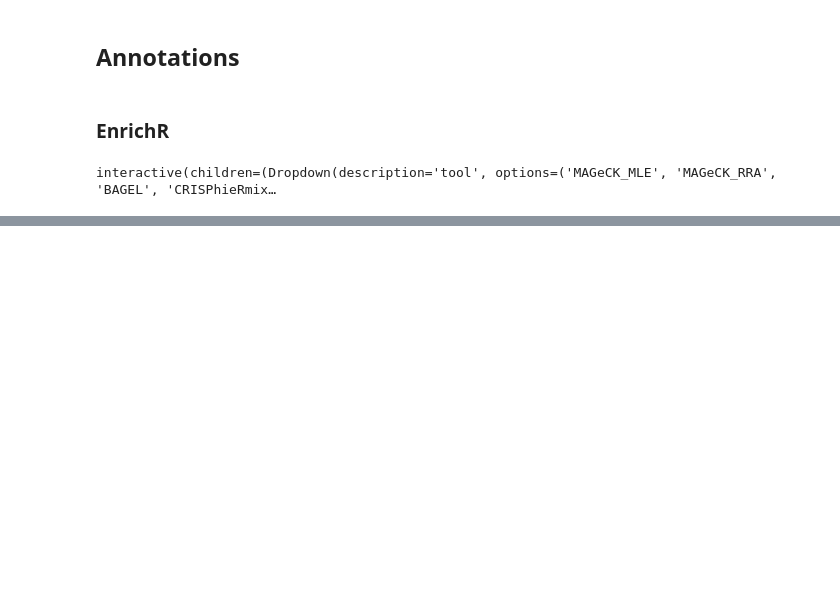
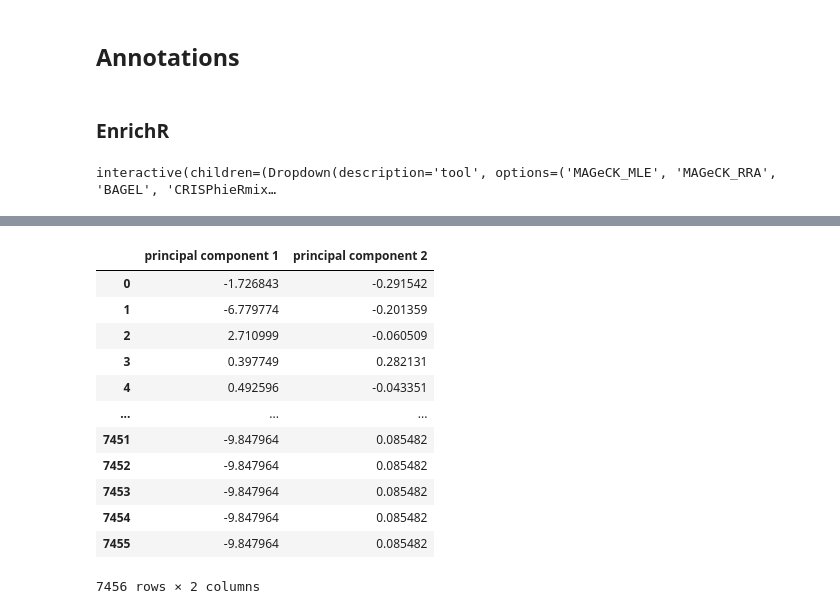
Before and after one commit to lobrylab/PitViper, a Jupyter notebook: PitViper/workflow/notebooks/Rapport.ipynb, the cells around one changed output, grey strips where cells are left out. Saved outputs shown, nothing was run; the diff lists cells and outputs as text; code cells hidden in the pictures; blank space fills up the shorter version.

```diff
--- a/PitViper/workflow/notebooks/Rapport.ipynb
+++ b/PitViper/workflow/notebooks/Rapport.ipynb
@@ -128,0 +138,49 @@ interactive(children=(Dropdown(description='baseline', options=('M07e-J18', 'M07
+# %%
+from sklearn.preprocessing import StandardScaler
+
+from sklearn.decomposition import PCA
+
+import matplotlib as figure
+
+def pca(token):
+    path_qc = "./data/{token}/screen.count.txt".format(token=token)
+    table = pd.read_csv(path_qc, sep='\t')
+
+    table.iloc[:, 2:] = table.iloc[:, 2:] +1
+    table.iloc[:, 2:] = table.iloc[:, 2:].apply(np.log2)
+
+    features = list(table.columns[2:])
+
+    x = table.loc[:, features].values
+
+    x = StandardScaler().fit_transform(x)
+
+    pca = PCA(n_components=2)
+
+    principalComponents = pca.fit_transform(x)
+
+    principalDf = pd.DataFrame(data = principalComponents
+             , columns = ['principal component 1', 'principal component 2'])
+
+#     fig = plt.figure.Figure(figsize = (8,8))
+#     ax = fig.add_subplot(1,1,1)
+#     fig = ax.scatter(principalDf)
+
+    return principalDf
+
+
+pca('CRISPRi_countFrom_bam')
+# %% [output]
+|  | principal component 1 | principal component 2 |
+| 0 | -1.726843 | -0.291542 |
+| 1 | -6.779774 | -0.201359 |
+| 2 | 2.710999 | -0.060509 |
+| 3 | 0.397749 | 0.282131 |
+| 4 | 0.492596 | -0.043351 |
+| ... | ... | ... |
+| 7451 | -9.847964 | 0.085482 |
+| 7452 | -9.847964 | 0.085482 |
+| 7453 | -9.847964 | 0.085482 |
+| 7454 | -9.847964 | 0.085482 |
+| 7455 | -9.847964 | 0.085482 |
+7456 rows × 2 columns
```
Also changed, not shown: parts of 21 cells of this notebook.
